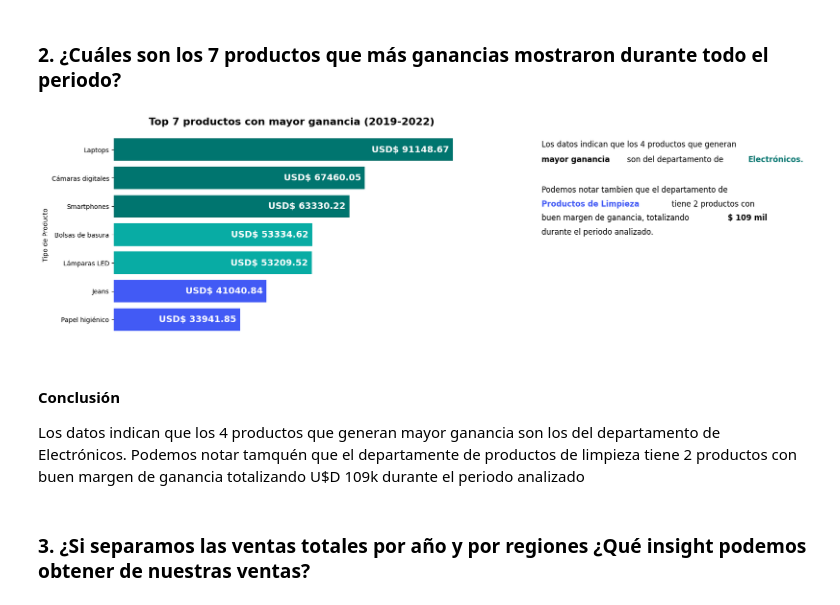
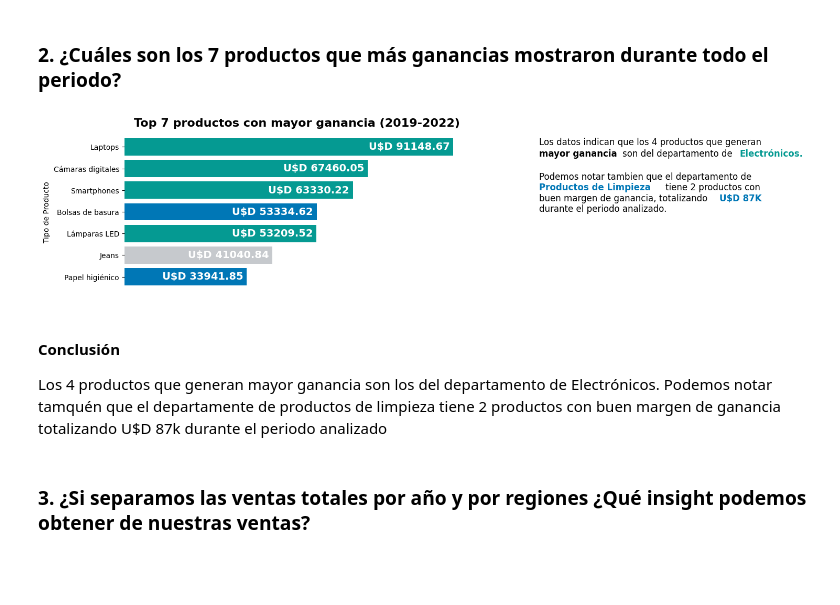
Before and after one commit to pabloing93/supermarket-sales-analysis, a Jupyter notebook: Supermarket_Sales_Analysis.ipynb, the cells around one changed output. Cells and saved outputs as stored; diff of their text form; code cells hidden in the pictures; blank space fills up the shorter version.

```diff
--- a/Supermarket_Sales_Analysis.ipynb
+++ b/Supermarket_Sales_Analysis.ipynb
@@ -199,51 +199,50 @@ def pregunta_2():
   # Definimos las variables globales
   global df_ventas_limpio
   df_top_ganancias = df_ventas_limpio[['tipo_producto', 'total_ganancia']].copy()
-  df_top_ganancias = df_top_ganancias.groupby('tipo_producto').agg({'total_ganancia': 'sum'}).reset_index()
+  df_top_ganancias = df_top_ganancias.groupby('tipo_producto').aggregate('sum')
   df_top_ganancias = df_top_ganancias.sort_values('total_ganancia', ascending=False)
-  # return df_top_ganancias[df_top_ganancias['total_ganancia'] > 0]
   df_top_ganancias = df_top_ganancias.head(7)
   df_top_ganancias = df_top_ganancias.sort_values('total_ganancia', ascending=True)
-  # return df_top_ganancias
-  # print(df_top_ganancias.to_string(index=False))
-  # Configuración de la figura y el eje
-  fig, ax = plt.subplots(figsize=(10, 6))
-  ejeX = df_top_ganancias['tipo_producto']
+
+  fig, ax = plt.subplots(figsize=(8.5, 4))
+  ejeX = df_top_ganancias.index
   ejeY = df_top_ganancias['total_ganancia']
-  colores = ['#425af5','#425af5', '#08aca4','#08aca4','#00756f','#00756f','#00756f']
+  colores = ['#0077b6','#C6C9CD', '#059a92','#0077b6','#059a92','#059a92','#059a92']
   barras = ax.barh(ejeX, ejeY, color=colores, align='center')
+
   for barra in barras:
     width = barra.get_width()
-    ax.text(width-1000, barra.get_y() + barra.get_height() / 2, f'USD$ {width:.2f}', ha='right', va='center', fontsize=14, color='white', weight='bold')
+    ax.text(width-1000, barra.get_y() + barra.get_height() / 2, f'U$D {width:.2f}', ha='right', va='center', fontsize=14, color='white', weight='bold')
+
   ax.set_title('Top 7 productos con mayor ganancia (2019-2022)', fontsize=16, weight ='bold')
   ax.set_ylabel('Tipo de Producto')
   ax.set_xlabel('Total de Ganancias')
 
   plt.box(False)
   plt.gca().xaxis.set_visible(False)
 
   ax.text(11.5e4,6.1,"Los datos indican que los 4 productos que generan", fontsize=12)
   ax.text(11.5e4,5.56,"mayor ganancia", fontsize=12, weight ='bold')
   ax.text(13.8e4,5.56,"son del departamento de", fontsize =12)
-  ax.text(17.05e4,5.56,"Electrónicos.", fontsize =12, color='#00756f', weight='bold')
+  ax.text(17.05e4,5.56,"Electrónicos.", fontsize =12, color='#059a92', weight='bold')
   ax.text(11.5e4,4.5,"Podemos notar tambien que el departamento de", fontsize =12)
-  ax.text(11.5e4,4,"Productos de Limpieza", fontsize =12, color='#425af5', weight ='bold')
+  ax.text(11.5e4,4,"Productos de Limpieza", fontsize =12, color='#0077b6', weight ='bold')
   ax.text(15e4,4,"tiene 2 productos con", fontsize =12)
   ax.text(11.5e4,3.5,"buen margen de ganancia, totalizando", fontsize =12)
-  ax.text(16.5e4,3.5,"$ 109 mil", fontsize=12, weight='bold')
+  ax.text(16.5e4,3.5,"U$D 87K", fontsize=12, color='#0077b6', weight='bold')
   ax.text(11.5e4,3,"durante el periodo analizado.", fontsize =12)
 
   # Mostrar el gráfico
   plt.show()
 
 pregunta_2()
 # %% [output]
-[figure, old version]
+[figure, new version]
 # %% [markdown]
 #### Conclusión
 
-Los datos indican que los 4 productos que generan mayor ganancia son los del departamento de Electrónicos.
-Podemos notar tamquén que el departamente de productos de limpieza tiene 2 productos con buen margen de ganancia totalizando U$D 109k
+Los 4 productos que generan mayor ganancia son los del departamento de Electrónicos.
+Podemos notar tamquén que el departamente de productos de limpieza tiene 2 productos con buen margen de ganancia totalizando U$D 87k
 durante el periodo analizado
 # %% [markdown]
 ### 3. ¿Si separamos las ventas totales por año y por regiones ¿Qué insight podemos obtener de nuestras ventas?
```
Also changed, not shown: parts of 1 cell of this notebook.
